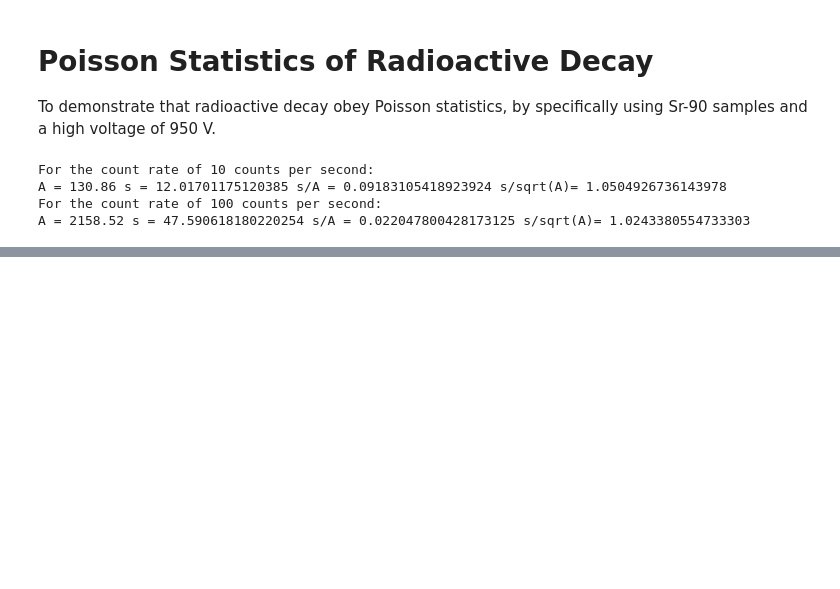
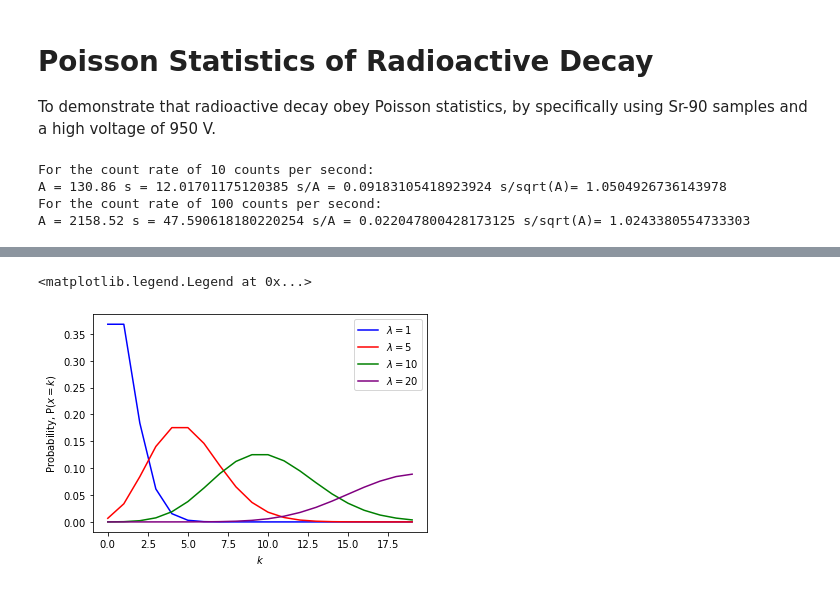
Before and after one commit to mithebell/UNSW-Physics, a Jupyter notebook: Statistics of Radioactive Decay.ipynb, the cells around one changed output, grey strips where cells are left out. Drawn from its saved outputs; the diff is of its cells as text; code cells hidden in the pictures; blank space fills up the shorter version.

```diff
--- a/Statistics of Radioactive Decay.ipynb
+++ b/Statistics of Radioactive Decay.ipynb
@@ -86,0 +87,20 @@ plt.show()
+# %%
+# Generate Poisson PMF for introduction
+
+x = range(20)
+y_1 = poisson.pmf(x, mu=1)
+y_2 = poisson.pmf(x, mu=5)
+y_3 = poisson.pmf(x, mu=10)
+y_4 = poisson.pmf(x, mu=20)
+
+plt.plot(x,y_1,color='blue',label = '$\lambda=1$')
+plt.plot(x,y_2,color='red',label = '$\lambda=5$')
+plt.plot(x,y_3,color='green',label = '$\lambda=10$')
+plt.plot(x,y_4,color='purple',label = '$\lambda=20$')
+
+plt.xlabel("$k$")
+plt.ylabel("Probability, P($x=k$)")
+plt.legend(loc='best')
+# %% [output]
+<matplotlib.legend.Legend at 0x...>
+[figure, added]
```
Also changed, not shown: parts of 1 cell of this notebook.
